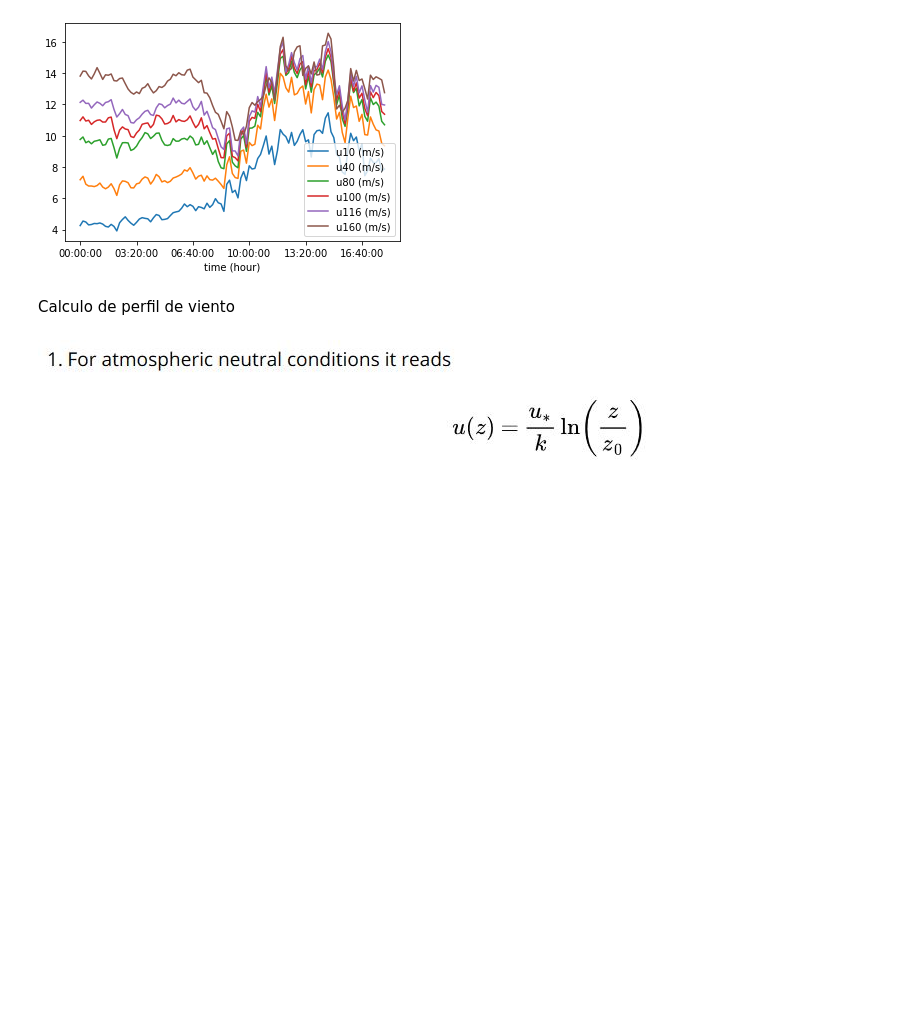
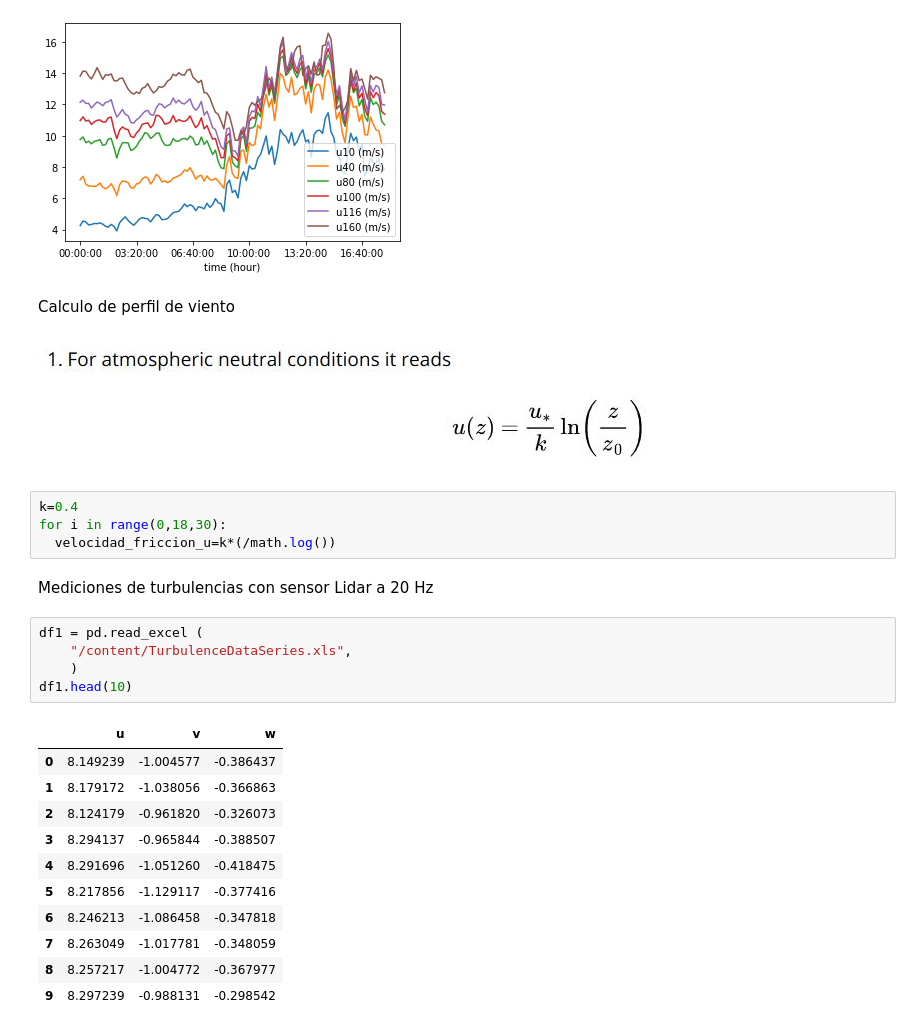
Before and after one commit to mteoraso/ML_Practice, a Jupyter notebook: Untitled50.ipynb, the cells around one changed output. Saved outputs shown, nothing was run; the diff lists cells and outputs as text; blank space fills up the shorter version.

```diff
--- a/Untitled50.ipynb
+++ b/Untitled50.ipynb
@@ -59,3 +60,26 @@ df.plot('time (hour)', ['u10 (m/s)','u40 (m/s)','u80 (m/s)', 'u100 (m/s)', 'u116
 Calculo de perfil de viento
 # %% [markdown]
 ![perfil_logaritmico_viento.JPG](embedded-picture-1)
+# %%
+k=0.4
+for i in range(0,18,30):
+  velocidad_friccion_u=k*(/math.log())
+# %% [markdown]
+Mediciones de turbulencias con sensor Lidar a 20 Hz
+# %%
+df1 = pd.read_excel (
+    "/content/TurbulenceDataSeries.xls",
+    )
+df1.head(10)
+# %% [output]
+|  | u | v | w |
+| 0 | 8.149239 | -1.004577 | -0.386437 |
+| 1 | 8.179172 | -1.038056 | -0.366863 |
+| 2 | 8.124179 | -0.961820 | -0.326073 |
+| 3 | 8.294137 | -0.965844 | -0.388507 |
+| 4 | 8.291696 | -1.051260 | -0.418475 |
+| 5 | 8.217856 | -1.129117 | -0.377416 |
+| 6 | 8.246213 | -1.086458 | -0.347818 |
+| 7 | 8.263049 | -1.017781 | -0.348059 |
+| 8 | 8.257217 | -1.004772 | -0.367977 |
+| 9 | 8.297239 | -0.988131 | -0.298542 |
```
Also changed, not shown: parts of 2 cells of this notebook.
